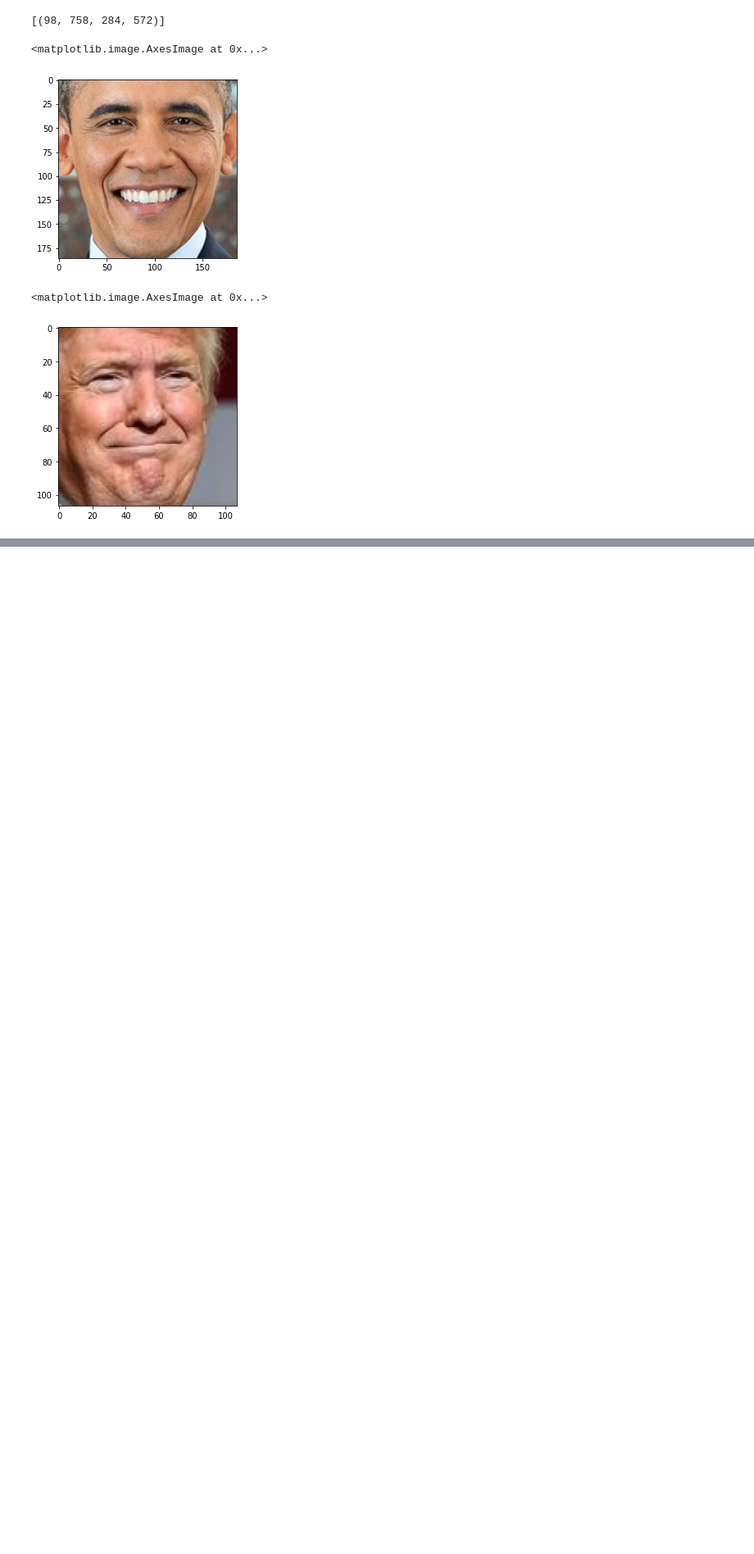
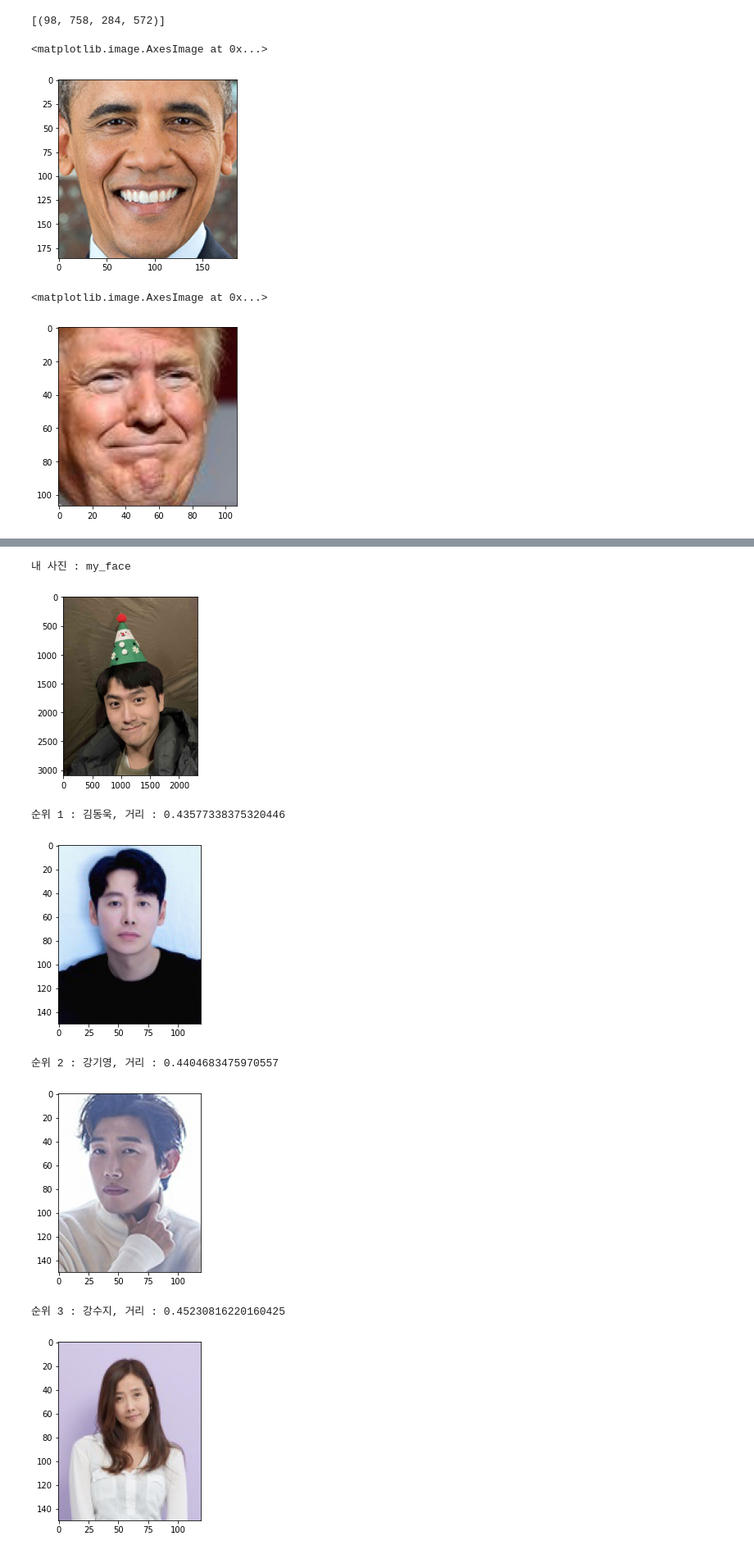
Before and after one commit to moonkl7/Simple_AI, a Jupyter notebook: [E-05]celeb_Face.ipynb, the cells around one changed output, grey strips where cells are left out. Shown at 82% size. Saved outputs shown, nothing was run; the diff lists cells and outputs as text; code cells hidden in the pictures; blank space fills up the shorter version.

```diff
--- a/[E-05]celeb_Face.ipynb
+++ b/[E-05]celeb_Face.ipynb
@@ -85,0 +270,3 @@ plt.imshow(cropped_face)
+# %%
+
+embedding_dict = get_face_embedding_dict(dir_path)
@@ -85,0 +291,6 @@ plt.imshow(cropped_face)
+# %%
+import numpy as np
+def get_distance(name1, name2):
+    return np.linalg.norm(embedding_dict[name1]-embedding_dict[name2], ord=2)
+
+get_distance('my_face', '권인하')
@@ -85,0 +299,34 @@ plt.imshow(cropped_face)
+# %%
+def get_sort_key_func(name1):
+    def get_distance_from_name1(name2):
+        return get_distance(name1, name2)
+    return get_distance_from_name1
+# %%
+def get_nearest_face(name, top=5):
+    sort_key_func = get_sort_key_func(name)
+    sorted_faces = sorted(embedding_dict.items(), key=lambda x:sort_key_func(x[0]))
+
+    for i in range(top+1):
+        if i == 0:
+            print('내 사진 : {}'.format(sorted_faces[i][0]))
+            image = img.imread(dir_path+'/'+sorted_faces[i][0]+'.jpg')
+            plt.imshow(image)
+            plt.show()
+            print()
+            continue
+        if sorted_faces[i]:
+            print('순위 {} : {}, 거리 : {}'.format(i, sorted_faces[i][0], sort_key_func(sorted_faces[i][0])))
+            image = img.imread(dir_path+'/'+sorted_faces[i][0]+'.jpg')
+            plt.imshow(image)
+            plt.show()
+# %%
+get_nearest_face('my_face')
+# %% [output]
+내 사진 : my_face
+[figure, added]
+순위 1 : 김동욱, 거리 : 0.43577338375320446
+[figure, added]
+순위 2 : 강기영, 거리 : 0.4404683475970557
+[figure, added]
+순위 3 : 강수지, 거리 : 0.45230816220160425
+[figure, added]
```
Also changed, not shown: parts of 14 cells of this notebook.
